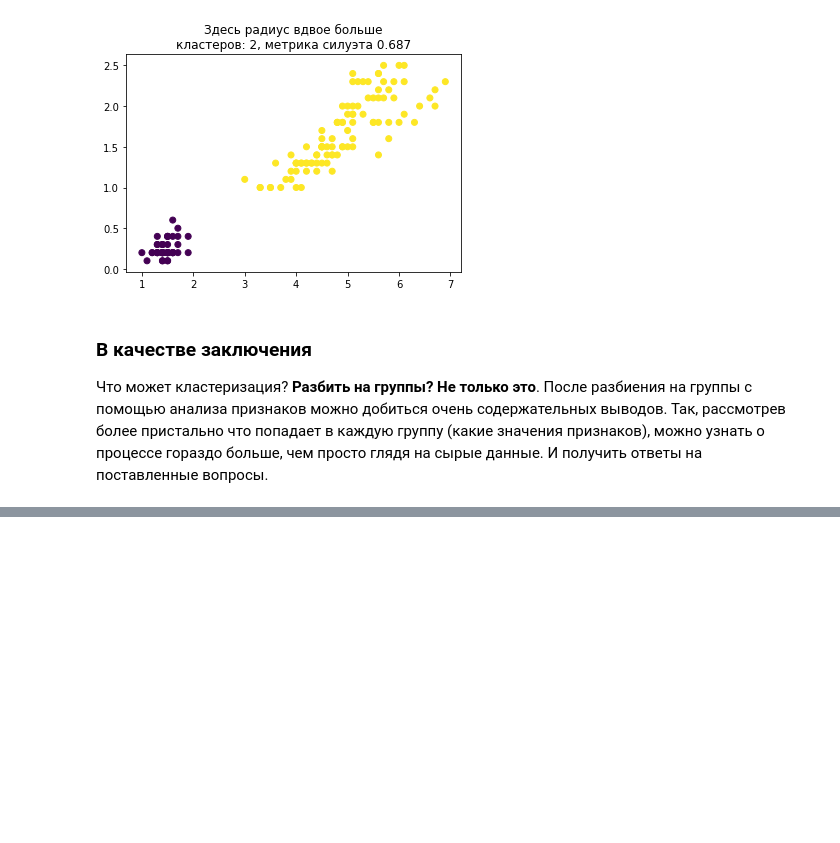
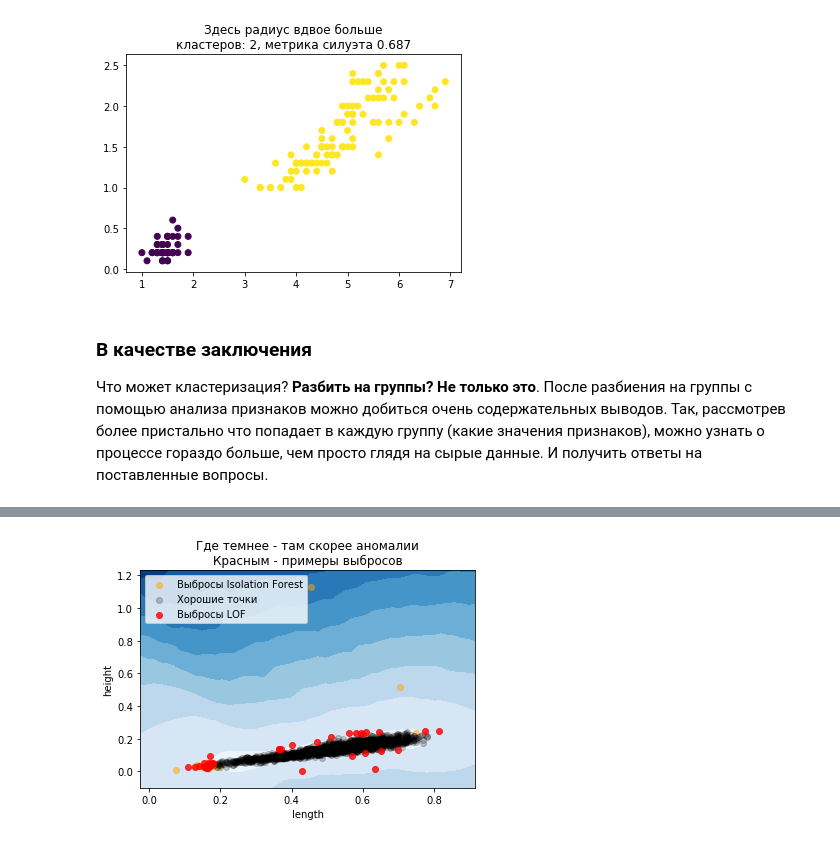
Before and after one commit to timeseries-ru/course, a Jupyter notebook: day_3.ipynb, the cells around one changed output, grey strips where cells are left out. Saved outputs shown, nothing was run; the diff lists cells and outputs as text; code cells hidden in the pictures; blank space fills up the shorter version.

```diff
--- a/day_3.ipynb
+++ b/day_3.ipynb
@@ -485,0 +549,61 @@ plt.scatter(X[:, 0], X[:, 1], c=dbscan.labels_);
+# %%
+from sklearn.neighbors import LocalOutlierFactor
+
+train = len(data) // 2 # половину как тренировочные данные
+
+indices = shuffle(list(range(len(data))), random_state=1)
+train_indices, test_indices = indices[:train], indices[train:]
+
+isolator = IsolationForest(100, contamination=0.01).fit(data.iloc[train_indices])
+predicted = isolator.predict(data.iloc[train_indices])
+outliers = predicted < 0
+inliers = predicted > 0
+
+lof = LocalOutlierFactor(
+    n_neighbors=50,
+    contamination=0.01,
+    novelty=True
+).fit(data.iloc[train_indices].values[inliers])
+
+# отрисуем границу принятия решений
+
+train_data = data.iloc[inliers]
+
+xx, yy = np.meshgrid(
+    np.linspace(train_data['length'].min() - 0.1, train_data['length'].max() + 0.1),
+    np.linspace(train_data['height'].min() - 0.1, train_data['height'].max() + 0.1)
+)
+Z = lof.decision_function(np.c_[xx.ravel(), yy.ravel()])
+Z = Z.reshape(xx.shape)
+
+plt.title("Где темнее - там скорее аномалии\nКрасным - примеры выбросов")
+plt.contourf(xx, yy, Z, cmap=plt.cm.Blues_r)
+
+plt.scatter(
+    data.iloc[train_indices]['length'].values[outliers],
+    data.iloc[train_indices]['height'].values[outliers],
+    c='orange', alpha=0.5, label="Выбросы Isolation Forest"
+);
+
+predicted = lof.predict(data.iloc[test_indices])
+outliers = predicted < 0
+inliers = predicted > 0
+
+plt.scatter(
+    data.iloc[test_indices]['length'].values[inliers],
+    data.iloc[test_indices]['height'].values[inliers],
+    c='black', alpha=0.2, label="Хорошие точки"
+);
+
+plt.scatter(
+    data.iloc[test_indices]['length'].values[outliers],
+    data.iloc[test_indices]['height'].values[outliers],
+    c='red', alpha=0.8, label="Выбросы LOF"
+);
+
+plt.xlabel('length');
+plt.ylabel('height');
+
+plt.legend(loc='upper left');
+# %% [output]
+[figure, added]
```
Also changed, not shown: parts of 7 cells of this notebook.
